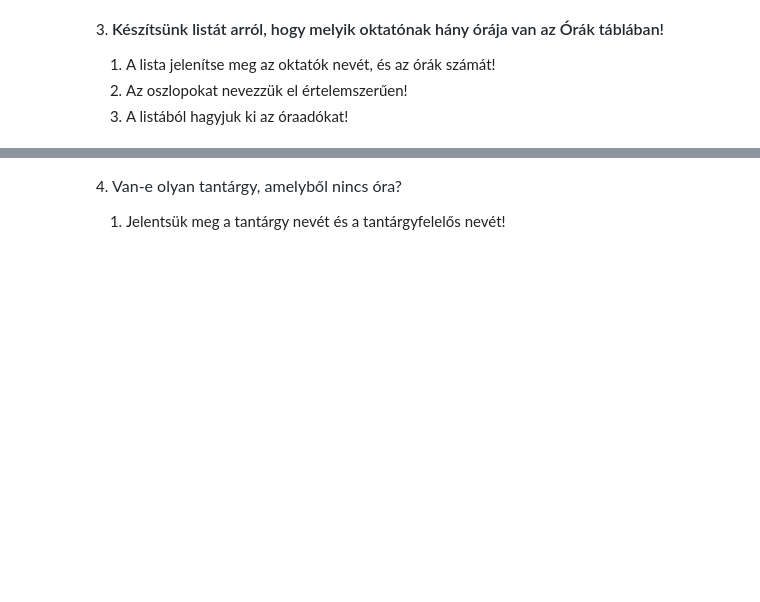
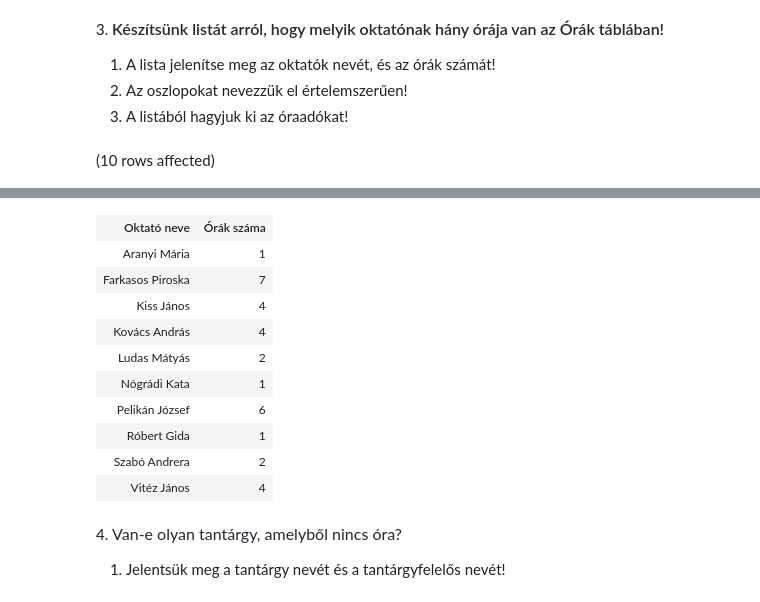
Before and after one commit to KataBaumgartner/adatbazisok, a Jupyter notebook: gyakorlat03_feladatok.ipynb, the cells around one changed output, grey strips where cells are left out. Drawn from its saved outputs; the diff is of its cells as text; code cells hidden in the pictures; blank space fills up the shorter version.

```diff
--- a/gyakorlat03_feladatok.ipynb
+++ b/gyakorlat03_feladatok.ipynb
@@ -32,3 +55,11 @@ Total execution time: 00:00:00.010
 1. A lista jelenítse meg az oktatók nevét, és az órák számát!
 2. Az oszlopokat nevezzük el értelemszerűen!
 3. A listából hagyjuk ki az óraadókat!
+# %%
+SELECT okt.nev AS 'Oktató neve', COUNT(o.ora_id) AS 'Órák száma'
+FROM Orak o JOIN Oktatok okt ON o.tanar = okt.oktato_id
+            JOIN statusok s ON s.Skod = okt.beosztás
+WHERE s.Status <> 'Óraadó'
+GROUP BY okt.nev
+# %% [output]
+(10 rows affected)
@@ -35,3 +67,14 @@ Total execution time: 00:00:00.010
+| Oktató neve | Órák száma |
+| Aranyi Mária | 1 |
+| Farkasos Piroska | 7 |
+| Kiss János | 4 |
+| Kovács András | 4 |
+| Ludas Mátyás | 2 |
+| Nógrádi Kata | 1 |
+| Pelikán József | 6 |
+| Róbert Gida | 1 |
+| Szabó Andrera | 2 |
+| Vitéz János | 4 |
 # %% [markdown]
 4. <span style="color: rgb(36, 41, 47); font-family: -apple-system, BlinkMacSystemFont, &quot;Segoe UI&quot;, Helvetica, Arial, sans-serif, &quot;Apple Color Emoji&quot;, &quot;Segoe UI Emoji&quot;; font-size: 16px;">Van-e olyan tantárgy, amelyből nincs óra?</span>
 
```
Also changed, not shown: parts of 12 cells of this notebook.
